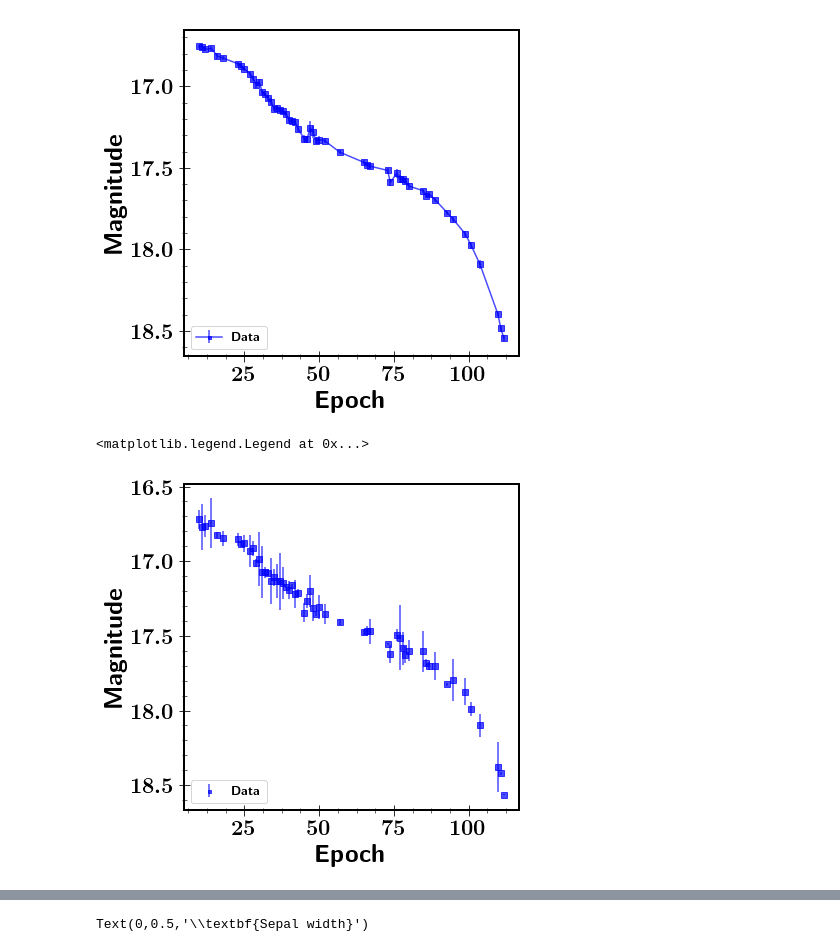
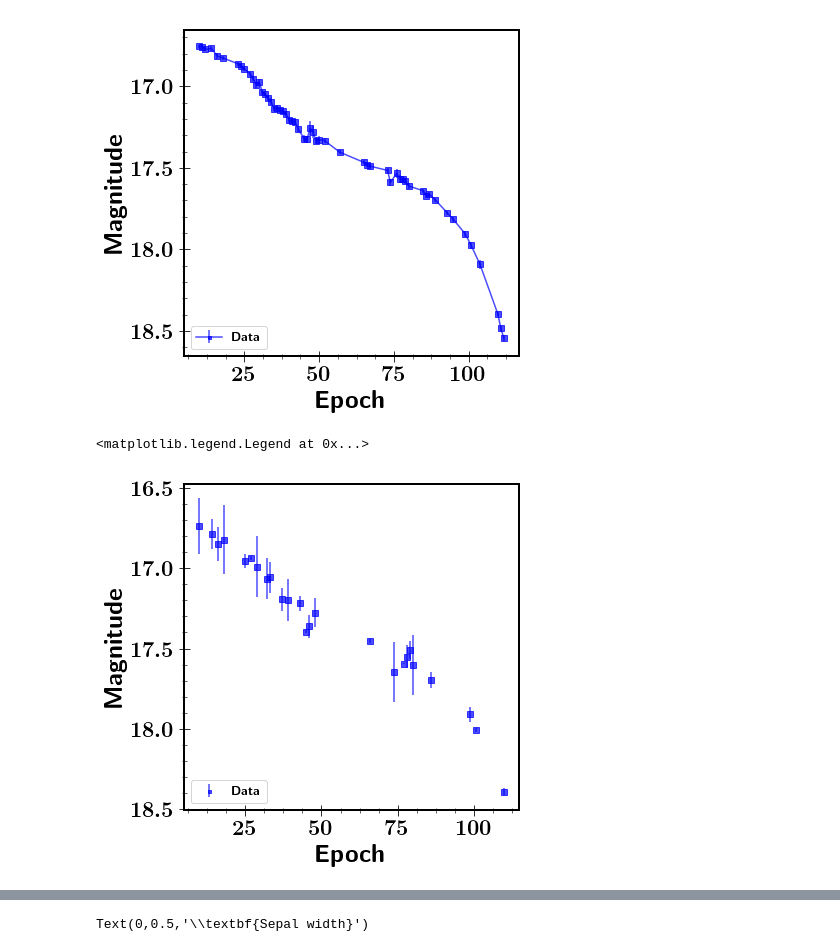
Before and after one commit to tdejaeger/Machine_learning, a Jupyter notebook: Gaussian_process/Gaussian process.ipynb, the cells around one changed output, grey strips where cells are left out. Saved outputs shown, nothing was run; the diff lists cells and outputs as text; code cells hidden in the pictures.

```diff
--- a/Gaussian_process/Gaussian process.ipynb
+++ b/Gaussian_process/Gaussian process.ipynb
@@ -58,17 +58,24 @@ ax1.legend(loc=3,markerscale=0.5,prop={'size':13},ncol=1)
 [figure]
 # %%
 #I will increase the errorbar and put more scatter in the light curve.
-mag=data[11]+ data[12] *2* np.random.randn(len(ep))
+mag=data[11]+ data[12] *2.0* np.random.randn(len(ep))
+np.random.seed(1)
 err=data[12]+np.random.randn(len(ep))/10
+
+#Take less data
+N_rand=25
+ep_rand=np.random.choice(ep, N_rand, replace=False)
+ind_rand=[np.where(np.array(ep)==i)[0][0] for i in ep_rand]
+ep,mag,err=ep[ind_rand],mag[ind_rand],err[ind_rand]
 fig,ax1 = plt.subplots(figsize=(6,6), facecolor='w', edgecolor='k')
 ax1.errorbar(ep,mag,yerr=err,marker='s', color='b',alpha=0.7,linestyle='None',label=r'\textbf{Data}')
 ax1.set_xlabel(r'\textbf{Epoch}')
 ax1.set_ylabel(r'\textbf{Magnitude}')
 ax1.invert_yaxis()
 ax1.legend(loc=3,markerscale=0.5,prop={'size':13},ncol=1)
 # %% [output]
 <matplotlib.legend.Legend at 0x...>
-[figure, old version]
+[figure, new version]
 # %%
 import george
 #Kernel george
```
Also changed, not shown: parts of 7 cells of this notebook.
